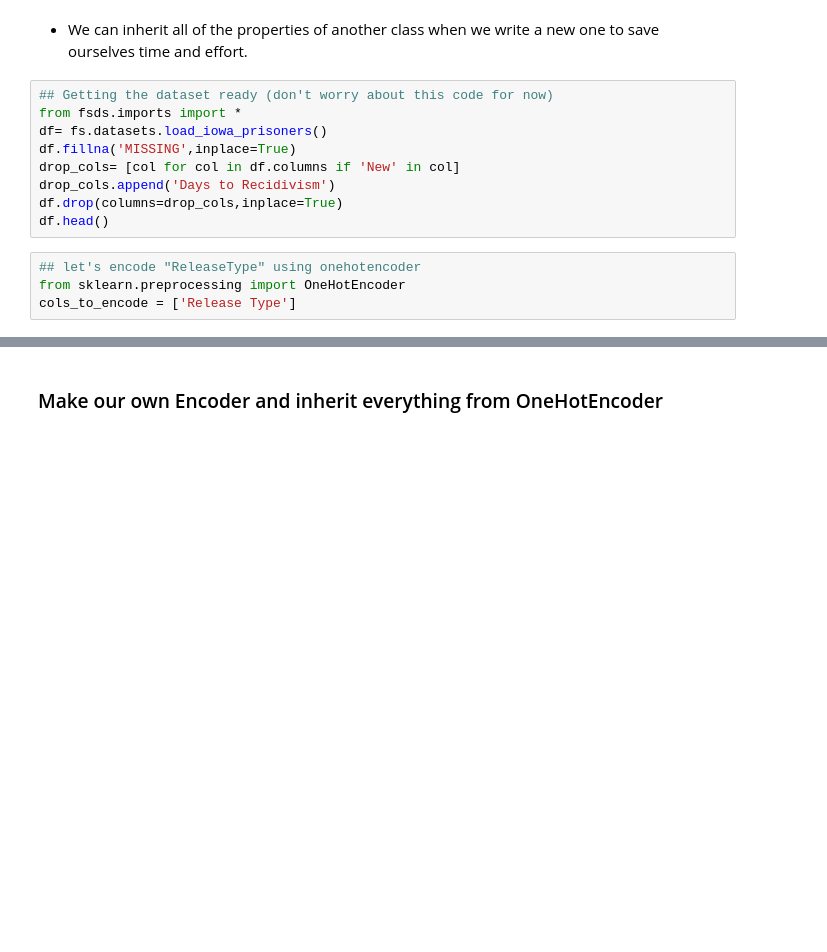
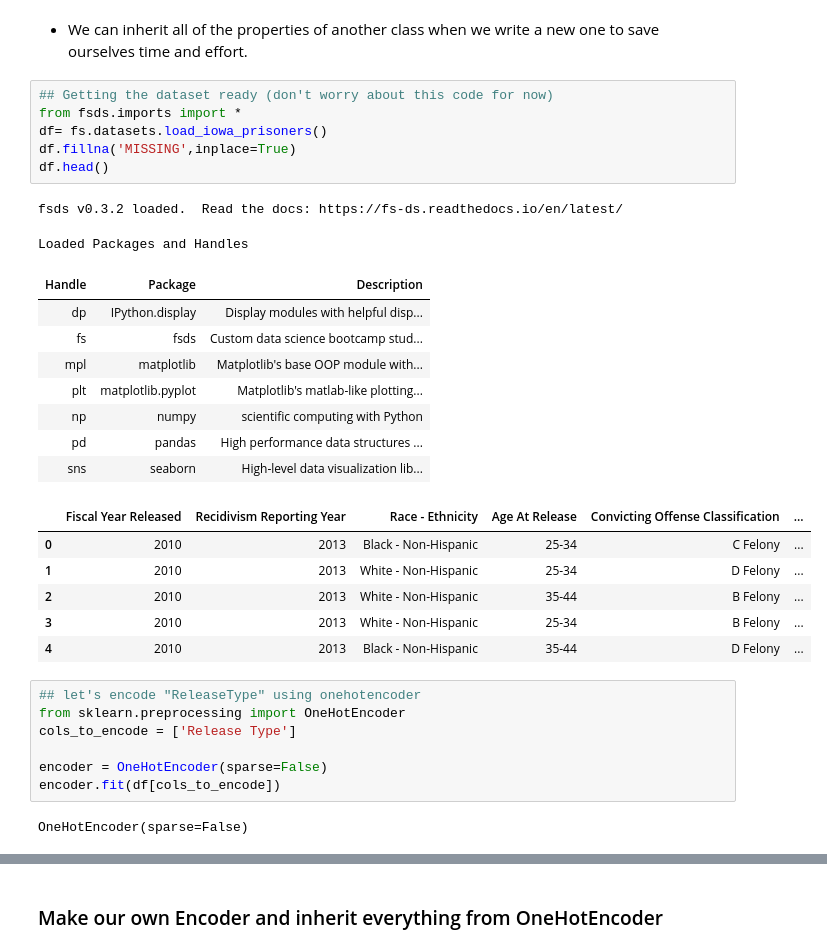
Before and after one commit to flatiron-school/Online-DS-FT-022221-Cohort-Notes, a Jupyter notebook: Phase_3/topic_21_OOP/topic_21_OOP_playing_cards_SG.ipynb, the cells around one changed output, grey strips where cells are left out. Cells and saved outputs as stored; diff of their text form; blank space fills up the shorter version.

```diff
--- a/Phase_3/topic_21_OOP/topic_21_OOP_playing_cards_SG.ipynb
+++ b/Phase_3/topic_21_OOP/topic_21_OOP_playing_cards_SG.ipynb
@@ -374,13 +788,32 @@ ___
 # %%
 ## Getting the dataset ready (don't worry about this code for now)
 from fsds.imports import *
 df= fs.datasets.load_iowa_prisoners()
 df.fillna('MISSING',inplace=True)
-drop_cols= [col for col in df.columns if 'New' in col]
-drop_cols.append('Days to Recidivism')
-df.drop(columns=drop_cols,inplace=True)
 df.head()
+# %% [output]
+fsds v0.3.2 loaded.  Read the docs: https://fs-ds.readthedocs.io/en/latest/
+Loaded Packages and Handles
+| Handle | Package | Description |
+| dp | IPython.display | Display modules with helpful disp... |
+| fs | fsds | Custom data science bootcamp stud... |
+| mpl | matplotlib | Matplotlib's base OOP module with... |
+| plt | matplotlib.pyplot | Matplotlib's matlab-like plotting... |
+| np | numpy | scientific computing with Python |
+| pd | pandas | High performance data structures ... |
+| sns | seaborn | High-level data visualization lib... |
+|  | Fiscal Year Released | Recidivism Reporting Year | Race - Ethnicity | Age At Release | Convicting Offense Classification | ... |
+| 0 | 2010 | 2013 | Black - Non-Hispanic | 25-34 | C Felony | ... |
+| 1 | 2010 | 2013 | White - Non-Hispanic | 25-34 | D Felony | ... |
+| 2 | 2010 | 2013 | White - Non-Hispanic | 35-44 | B Felony | ... |
+| 3 | 2010 | 2013 | White - Non-Hispanic | 25-34 | B Felony | ... |
+| 4 | 2010 | 2013 | Black - Non-Hispanic | 35-44 | D Felony | ... |
 # %%
 ## let's encode "ReleaseType" using onehotencoder
 from sklearn.preprocessing import OneHotEncoder
 cols_to_encode = ['Release Type']
+
+encoder = OneHotEncoder(sparse=False)
+encoder.fit(df[cols_to_encode])
+# %% [output]
+OneHotEncoder(sparse=False)
```
Also changed, not shown: parts of 70 cells of this notebook, 1 other file.
